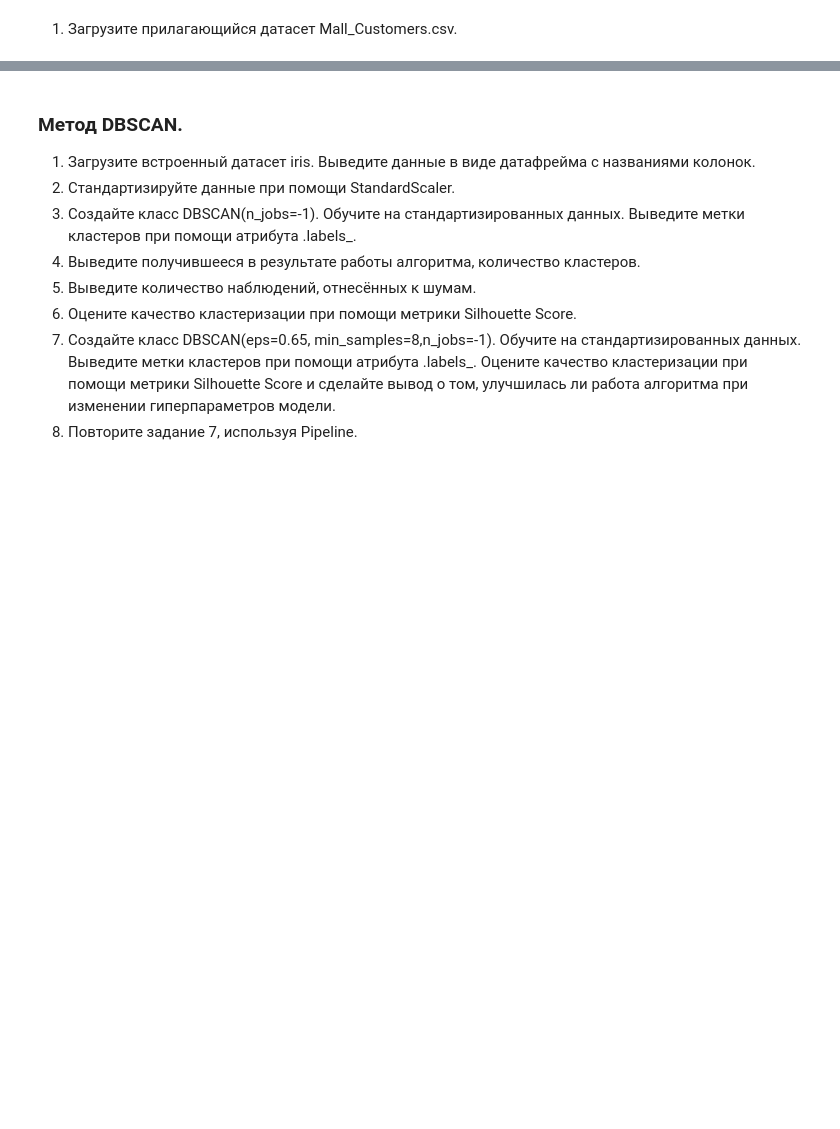
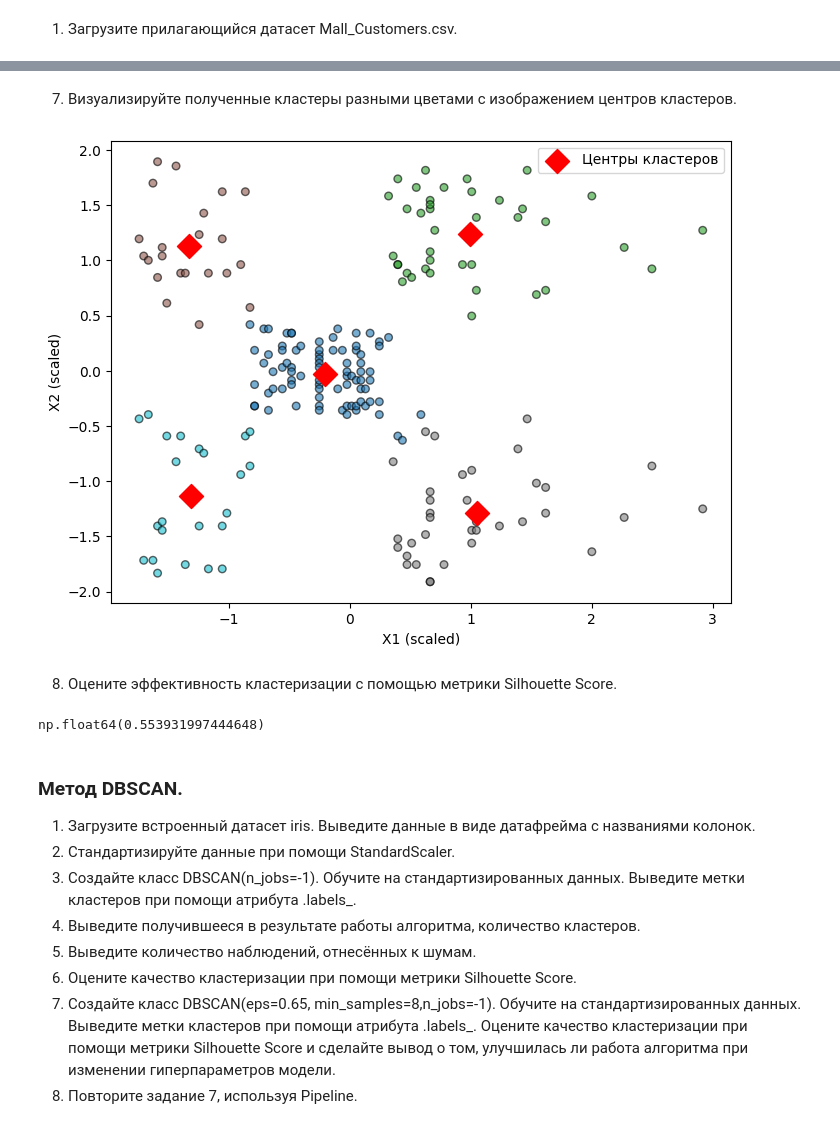
Before and after one commit to consciousnss/fa-machine-learning, a Jupyter notebook: semestr2/clastering_13.ipynb, the cells around one changed output, grey strips where cells are left out. Cells and saved outputs as stored; diff of their text form; code cells hidden in the pictures; blank space fills up the shorter version.

```diff
--- a/clastering_13.ipynb
+++ b/semestr2/clastering_13.ipynb
@@ -338,3 +417,36 @@ np.float64(0.6639710599136929)
+# %% [markdown]
+7. Визуализируйте полученные кластеры разными цветами с изображением центров кластеров.
+# %%
+plt.figure(figsize=(8, 6))
+
+plt.scatter(
+    df_scaled['Annual Income (k$)'],
+    df_scaled['Spending Score (1-100)'],
+    c=kmeans.labels_,
+    cmap='tab10',
+    s=30,
+    alpha=0.6,
+    edgecolor='k'
+)
+
+cluster_centers_scaled = kmeans.cluster_centers_
+plt.scatter(
+    cluster_centers_scaled[:, 0], cluster_centers_scaled[:, 1],
+    c='red', marker='D', s=150, label='Центры кластеров'
+)
+
+plt.xlabel('X1 (scaled)')
+plt.ylabel('X2 (scaled)')
+plt.legend()
+plt.show()
+# %% [output]
+[figure, added]
+# %% [markdown]
+8. Оцените эффективность кластеризации с помощью метрики Silhouette Score.
+# %%
+silhouette_score(df, kmeans.labels_)
+# %% [output]
+np.float64(0.553931997444648)
 # %% [markdown]
 ### Метод DBSCAN.
 1. Загрузите встроенный датасет iris. Выведите данные в виде датафрейма c названиями колонок.
```
Also changed, not shown: parts of 14 cells of this notebook, 1 other file.
